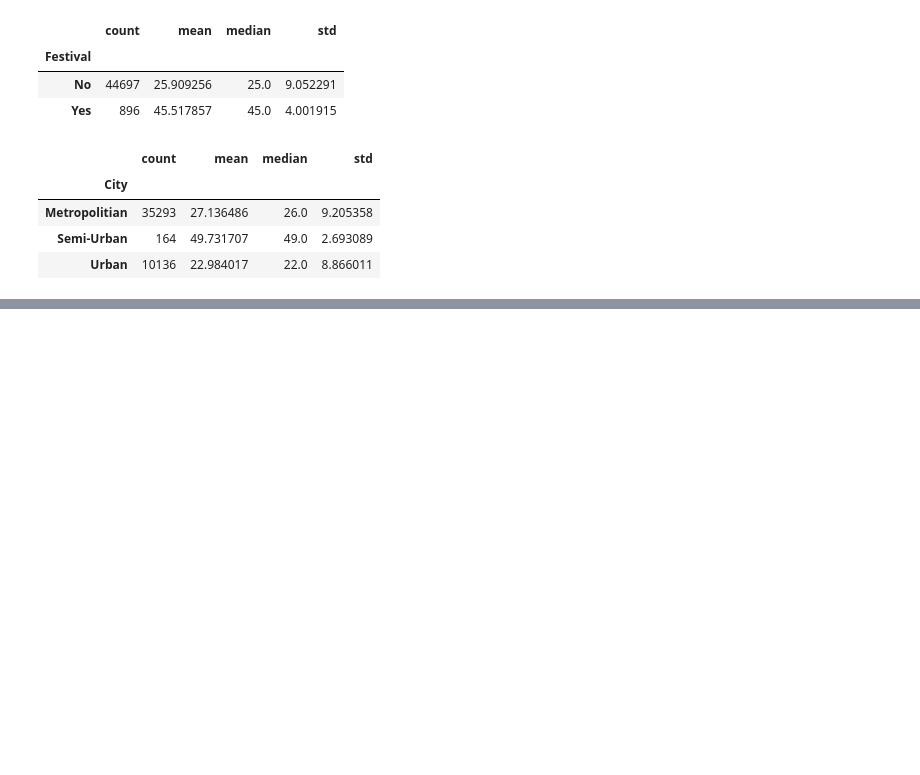
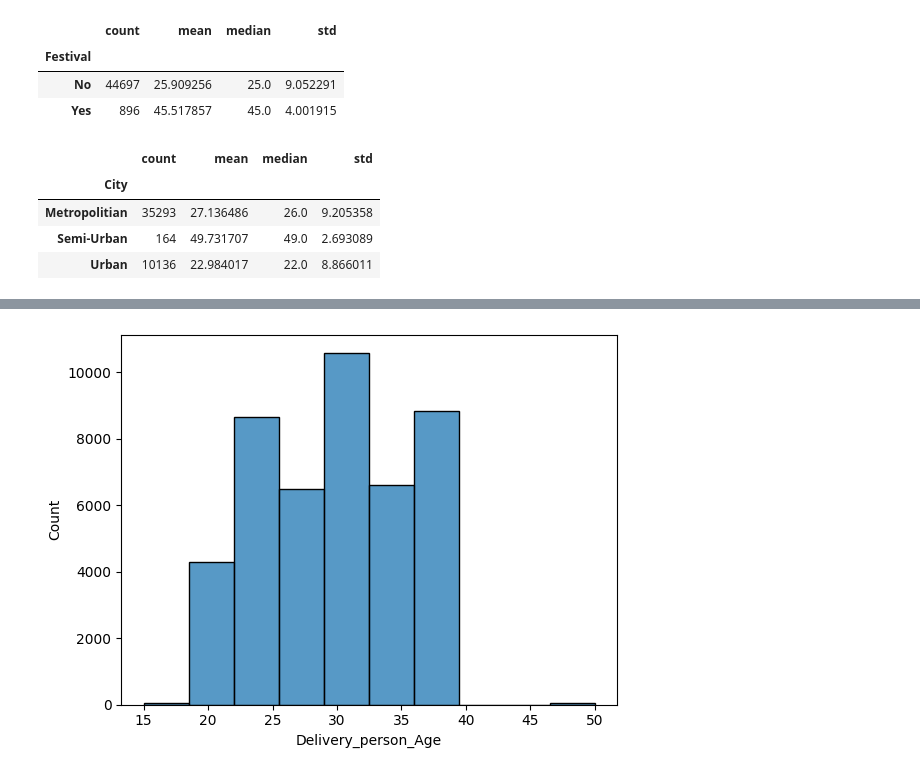
Before and after one commit to soumensen411/Food-Delivery-Time-Prediction-With-Machine-Learning, a Jupyter notebook: Food_delivery_time_prediction.ipynb, the cells around one changed output, grey strips where cells are left out. Saved outputs shown, nothing was run; the diff lists cells and outputs as text; code cells hidden in the pictures; blank space fills up the shorter version.

```diff
--- a/Food_delivery_time_prediction.ipynb
+++ b/Food_delivery_time_prediction.ipynb
@@ -294,0 +326,5 @@ df.groupby('City')['Time_taken(min)'].agg(['count','mean','median','std'])
+# %%
+sns.histplot(df['Delivery_person_Age'],bins=10)
+plt.show()
+# %% [output]
+[figure, added]
```
Also changed, not shown: parts of 40 cells of this notebook.
